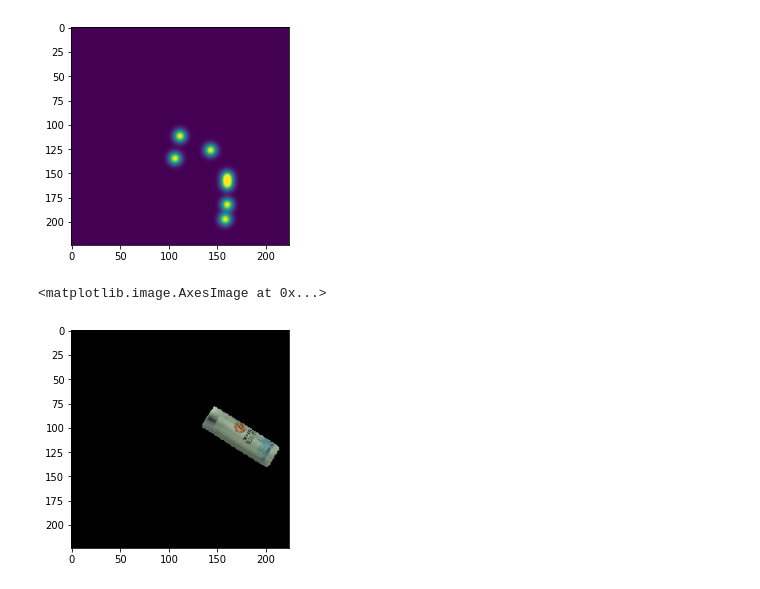
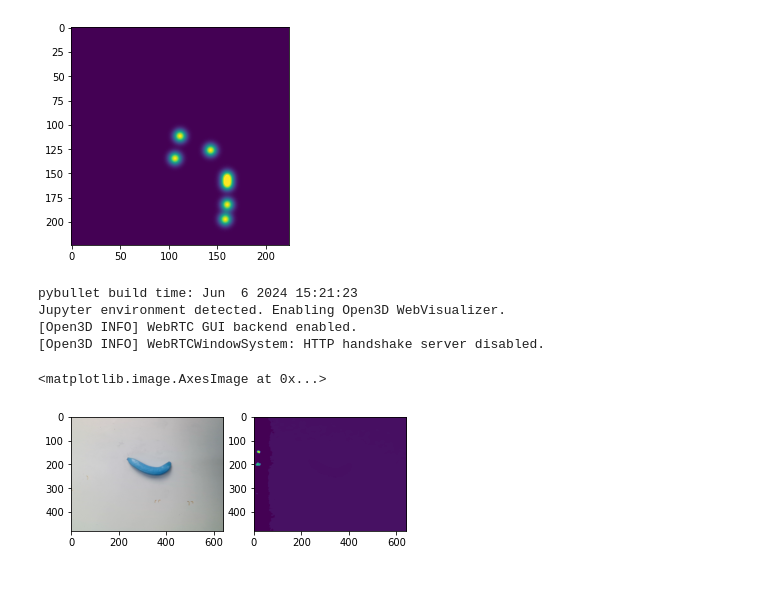
Before and after one commit to yuanmingqi/SAMG, a Jupyter notebook: process.ipynb, the cells around one changed output. Drawn from its saved outputs; the diff is of its cells as text; code cells hidden in the pictures.

```diff
--- a/process.ipynb
+++ b/process.ipynb
@@ -118,8 +118,42 @@ plt.imshow(heatmap)
 # %% [output]
 <matplotlib.image.AxesImage at 0x...>
 [figure]
-# %%
-plt.imshow(data['samples']['rgb_image'])
-# %% [output]
-<matplotlib.image.AxesImage at 0x...>
-[figure, removed]
+# %%
+import numpy as np
+import matplotlib.pyplot as plt
+from scripts.utils import reconstruct_heightmaps
+from env.env_collect import Environment
+
+env = Environment(gui=False)
+env.reset()
+
+def get_heightmap_from_real_image(color, depth, env):
+    # Reconstruct real orthographic projection from point clouds.
+    hmaps, cmaps = reconstruct_heightmaps(
+        [color], [depth], env.oracle_cams, env.bounds, env.pixel_size
+    )
+
+    # Split color back into color and masks.
+    cmap = np.uint8(cmaps)[0, Ellipsis, :3]
+    hmap = np.float32(hmaps)[0, Ellipsis]
+    mask = np.uint8(cmaps)[0, Ellipsis, 3:].squeeze()
+
+    return cmap, hmap, mask
+
+rgb_depth_images = np.load('assets/rgb_depth_images.npz')
+rgb_image = rgb_depth_images['rgb']
+depth_image = rgb_depth_images['depth']
+
+cmap, hmap, mask = get_heightmap_from_real_image(rgb_image, depth_image, env)
+
+plt.subplot(1, 2, 1)
+plt.imshow(rgb_image)
+plt.subplot(1, 2, 2)
+plt.imshow(depth_image)
+# %% [output]
+pybullet build time: Jun  6 2024 15:21:23
+Jupyter environment detected. Enabling Open3D WebVisualizer.
+[Open3D INFO] WebRTC GUI backend enabled.
+[Open3D INFO] WebRTCWindowSystem: HTTP handshake server disabled.
+<matplotlib.image.AxesImage at 0x...>
+[figure, added]
```
Also changed, not shown: parts of 2 cells of this notebook, 4 other files.
